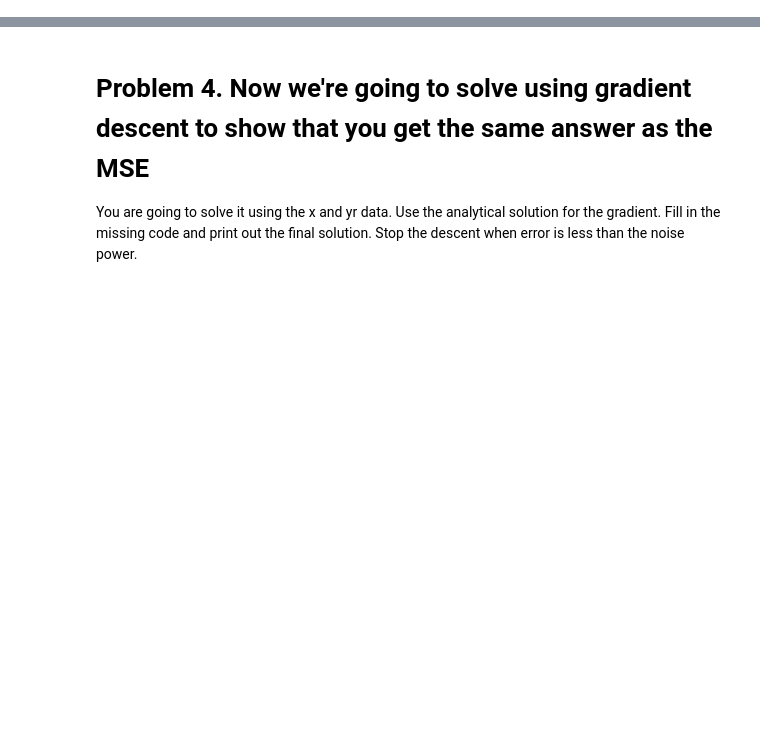
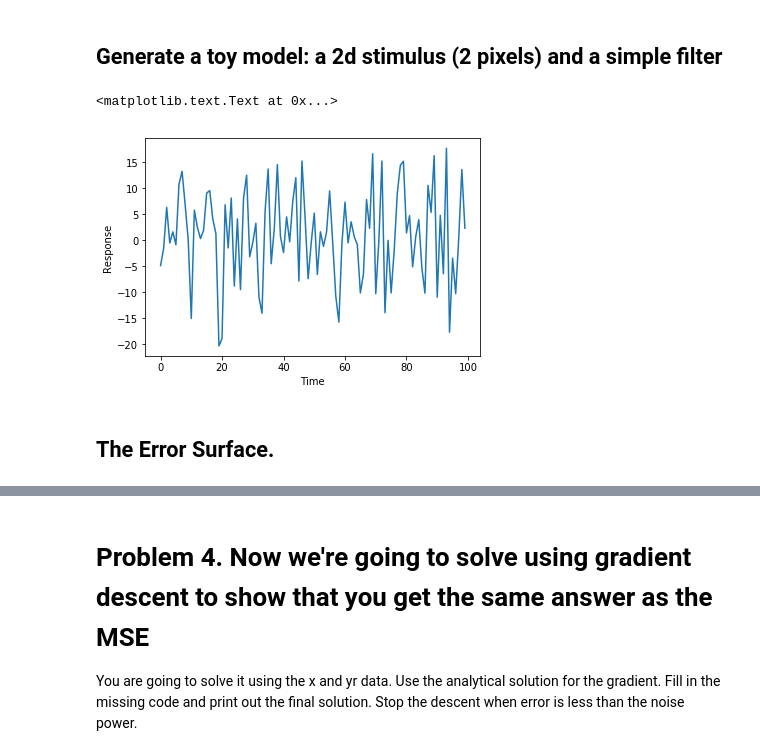
Before and after one commit to theunissenlab/crcns, a Jupyter notebook: python/needs_review/gradient_descent/exercise-gradient_descent.ipynb, the cells around one changed output, grey strips where cells are left out. Drawn from its saved outputs; the diff is of its cells as text; code cells hidden in the pictures; blank space fills up the shorter version.

```diff
--- a/python/needs_review/gradient_descent/exercise-gradient_descent.ipynb
+++ b/python/needs_review/gradient_descent/exercise-gradient_descent.ipynb
@@ -2,22 +7,35 @@
 import numpy as np
 import matplotlib.pyplot as plt
 plt.ion()
+# %% [markdown]
+## Generate a toy model: a 2d stimulus (2 pixels) and a simple filter
 # %%
 # Generate a two dimensional stimulus (e.g two pixels) with correlations and 100 samples (e.g. points in time)
 # First pixel data
 nsamp = 100
 x1 = np.random.randn(1, nsamp)
 
 # Second pixel that is correlated with the first
 x2 = .4 * x1 + .6 * np.random.randn(1, nsamp)
 
-# Concatinate into a stimulus matrix
+# Concatinate into a stimulus matrix - here rows are dimensions and columns are time points.
 x = np.vstack([x1, x2])
 
 ## Generate a filter and the corresponding one dimensional response
 # Set weights on each channel
 h = np.array([5, 7]).reshape([2, 1])
 
-# Make response of system
+# Make response of system - this is the output of our toy neuron
 y = np.dot(x.T, h)
+
+# Plot it as a time series
+fig, ax = plt.subplots()
+ax.plot(y)
+plt.xlabel('Time')
+plt.ylabel('Response')
+# %% [output]
+<matplotlib.text.Text at 0x...>
+[figure, added]
+# %% [markdown]
+## The Error Surface.
 # %%
```
Also changed, not shown: parts of 39 cells of this notebook.
